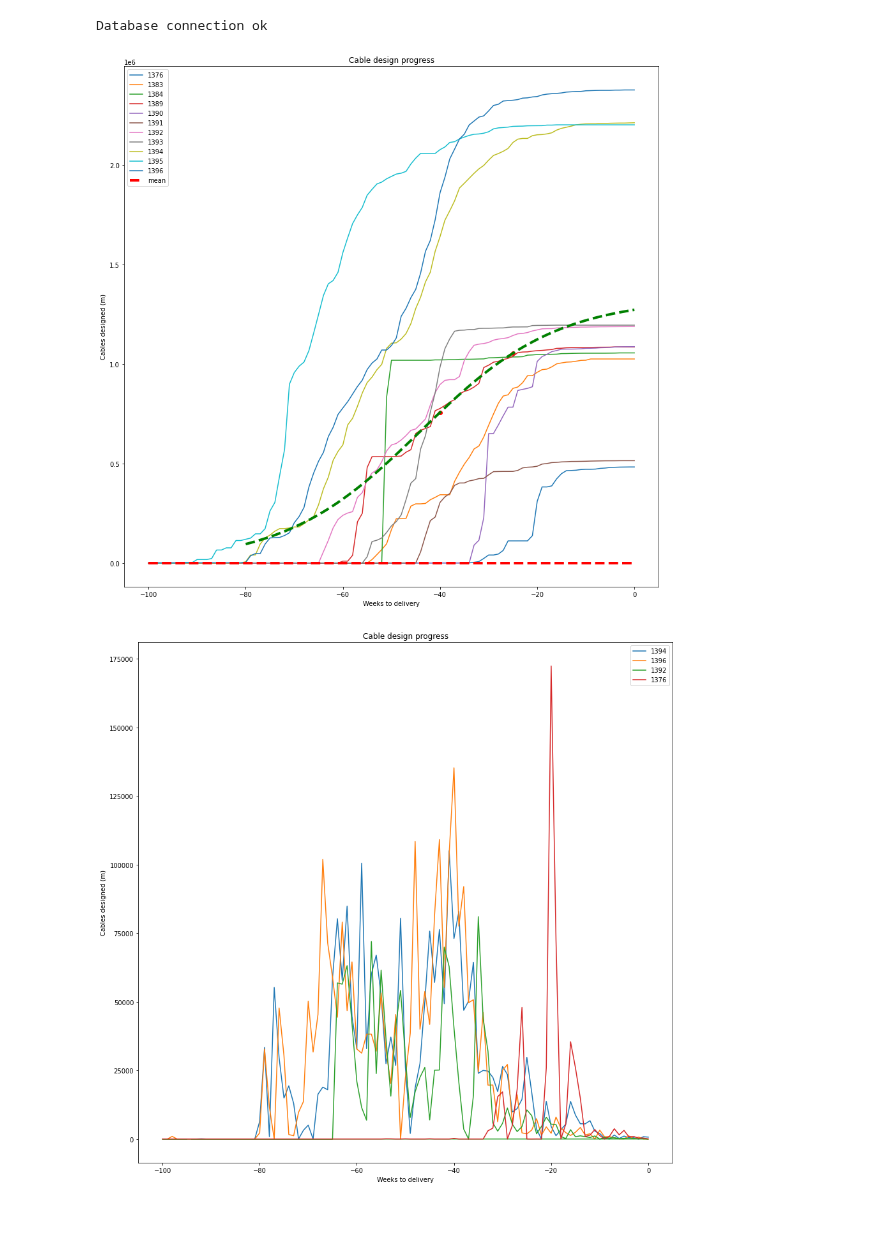
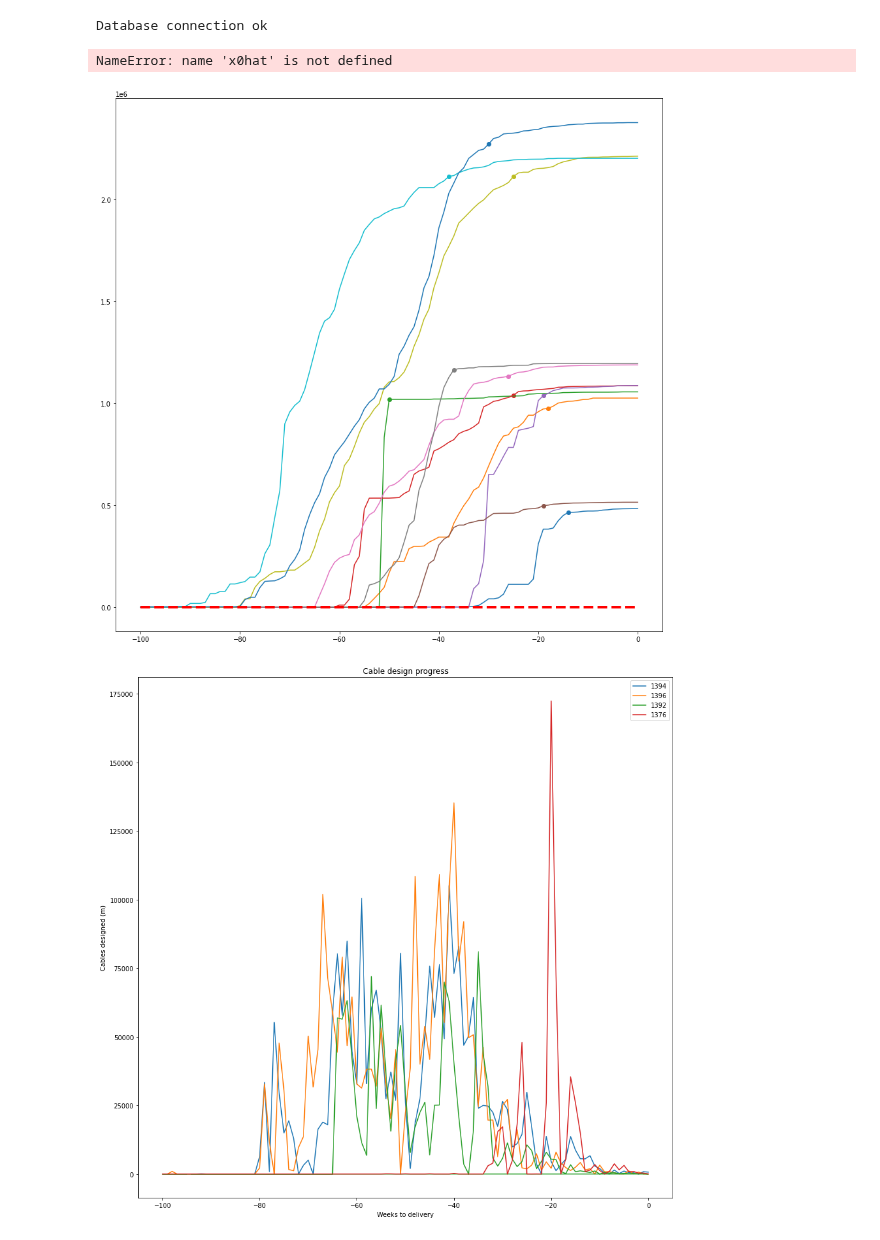
Before and after one commit to Miikkasna/cablepredictions, a Jupyter notebook: jupyter test.ipynb, the cells around one changed output. Saved outputs shown, nothing was run; the diff lists cells and outputs as text; code cells hidden in the pictures.

```diff
--- a/jupyter test.ipynb
+++ b/jupyter test.ipynb
@@ -60,35 +60,38 @@ for ship in data:
     ycum = y.cumsum()
     ycum_n = ycum/ycum.max(axis=0)
     #(x0hat, khat, lhat), _ = curve_fit(logifunc, x, ycum, bounds=([-100, 0, 1], [0, 10, ycum[-1]*2]))
     x2 = range(-100, 0)
     #yhat = logifunc(x2, x0hat, khat, lhat)
-    if ship==1389:
+    if False:
         c = -40
         e = -25
         xx = x[c:e]
         yy = ycum[c:e]
         fit = np.polyfit(xx, yy, 2)
         (x0hat, khat, lhat), _ = curve_fit(logifunc, xx, yy, bounds=([-80, 0.0001, ycum[-1]*0.7], [0, 2, ycum[-1]*1.3]))
 
     all.append(ycum_n)
     plt.plot(x, ycum)
+    pp = np.min(np.argwhere(ycum > (0.95*ycum[-1])))
+    plt.scatter(x[pp], ycum[pp])
     #plt.plot(x2, yhat)
 all = np.array(all)
 ycum_n_mean = all.mean(axis=0)
 legends.append('mean')
 plt.plot(x, ycum_n_mean, 'r--', linewidth=4)
 xx = np.linspace(-80, 0, 100)
 plt.plot(xx, logifunc(xx, x0hat, khat, lhat), 'g--', linewidth=4)
 plt.scatter(e, np.poly1d(fit)(e), c='r')
 plt.scatter(c, np.poly1d(fit)(c), c='r')
 plt.title("Cable design progress")
 plt.xlabel("Weeks to delivery")
 plt.ylabel("Cables designed (m)")
 plt.legend(legends)
 plt.savefig('cumul_progress.png')
 plt.show()
 # %% [output]
+NameError: name 'x0hat' is not defined
-[figure, old version]
+[figure, new version]
 # %%
 cursor.execute("SELECT project_id FROM routed GROUP BY project_id")
 data = np.array(cursor.fetchall())[:, 0]
```
Also changed, not shown: 9 other files.
